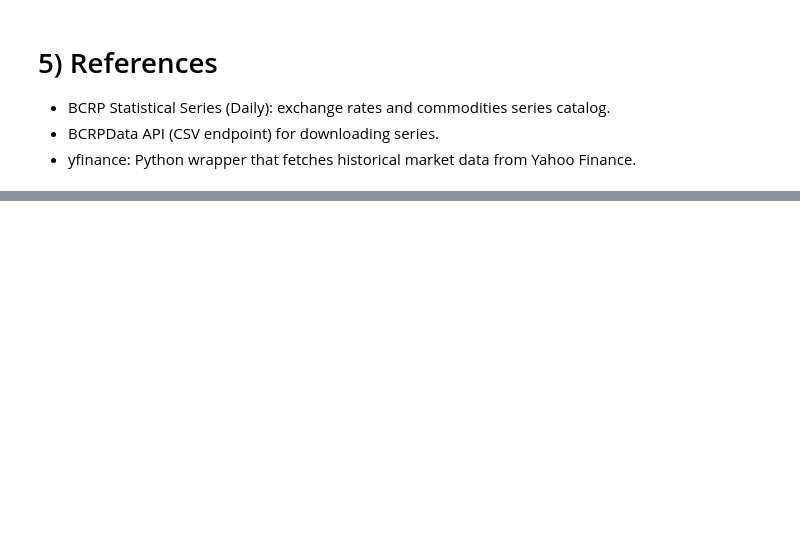
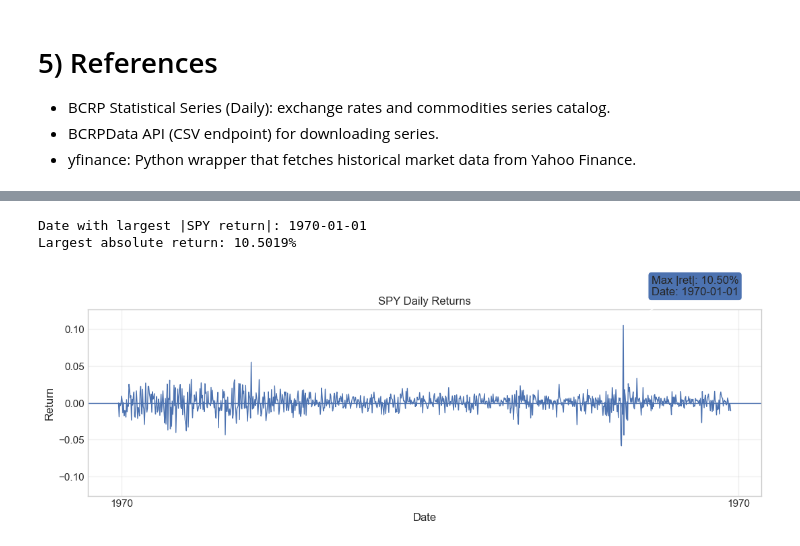
Before and after one commit to anzonyquispe/Python-for-Finance, a Jupyter notebook: homeworks/Assignment_3/group_9_ass_3_2026_folder/group_9_ass_3_2026_p1p2.ipynb, the cells around one changed output, grey strips where cells are left out. Cells and saved outputs as stored; diff of their text form; code cells hidden in the pictures; blank space fills up the shorter version.

```diff
--- a/homeworks/Assignment_3/group_9_ass_3_2026_folder/group_9_ass_3_2026_p1p2.ipynb
+++ b/homeworks/Assignment_3/group_9_ass_3_2026_folder/group_9_ass_3_2026_p1p2.ipynb
@@ -1593,0 +1855,64 @@ print(f"Correlation (FX vs SPY): {corr_fx_spy:.3f}")
+# %%
+import numpy as np
+import pandas as pd
+import matplotlib.pyplot as plt
+
+# --- 1) Ensure datetime index (usa should have dates in the index) ---
+usa = usa.copy()
+usa.index = pd.to_datetime(usa.index, errors="coerce")
+usa = usa.loc[usa.index.notna()].sort_index()
+
+# --- 2) Keep only SPY rows (long format) ---
+spy_df = usa.loc[usa["ticker"] == "SPY"].copy()
+
+# Keep last observation if there are duplicate dates
+spy_df = spy_df.groupby(spy_df.index).last().sort_index()
+
+# --- 3) Build SPY returns ---
+# Option A (recommended): compute from close (more reliable)
+spy_close = pd.to_numeric(spy_df["close"], errors="coerce").dropna()
+spy_ret = spy_close.pct_change().dropna()
+
+# Optional: remove absurd glitches (just for plotting & stable extreme)
+spy_ret = spy_ret[spy_ret.abs() < 0.20]  # 20% cap is safe
+
+# --- 4) Find extreme date/value ---
+extreme_date = spy_ret.abs().idxmax()
+extreme_ret = float(spy_ret.loc[extreme_date])
+
+print("Date with largest |SPY return|:", extreme_date.date())
+print("Largest absolute return:", f"{extreme_ret:.4%}")
+
+# --- 5) Plot returns and annotate (boxed + neat) ---
+fig, ax = plt.subplots(figsize=(11, 4))
+ax.plot(spy_ret, linewidth=1)
+ax.axhline(0, linewidth=1)
+
+ax.set_title("SPY Daily Returns")
+ax.set_xlabel("Date")
+ax.set_ylabel("Return")
+ax.grid(True, alpha=0.3)
+
+# symmetric y-limits for nice look
+ymax = float(np.nanmax(np.abs(spy_ret.values)))
+ax.set_ylim(-ymax * 1.2, ymax * 1.2)
+
+label = f"Max |ret|: {extreme_ret:.2%}\nDate: {extreme_date.date()}"
+
+ax.annotate(
+    label,
+    xy=(extreme_date, extreme_ret),
+    xytext=(30, 30),
+    textcoords="offset points",
+    arrowprops=dict(arrowstyle="->"),
+    bbox=dict(boxstyle="round,pad=0.3"),
+    ha="left",
+    va="bottom"
+)
+
+fig.tight_layout()
+plt.show()
+# %% [output]
+Date with largest |SPY return|: 1970-01-01
+Largest absolute return: 10.5019%
+[figure, added]
```
Also changed, not shown: parts of 26 cells of this notebook, 2 other files.
